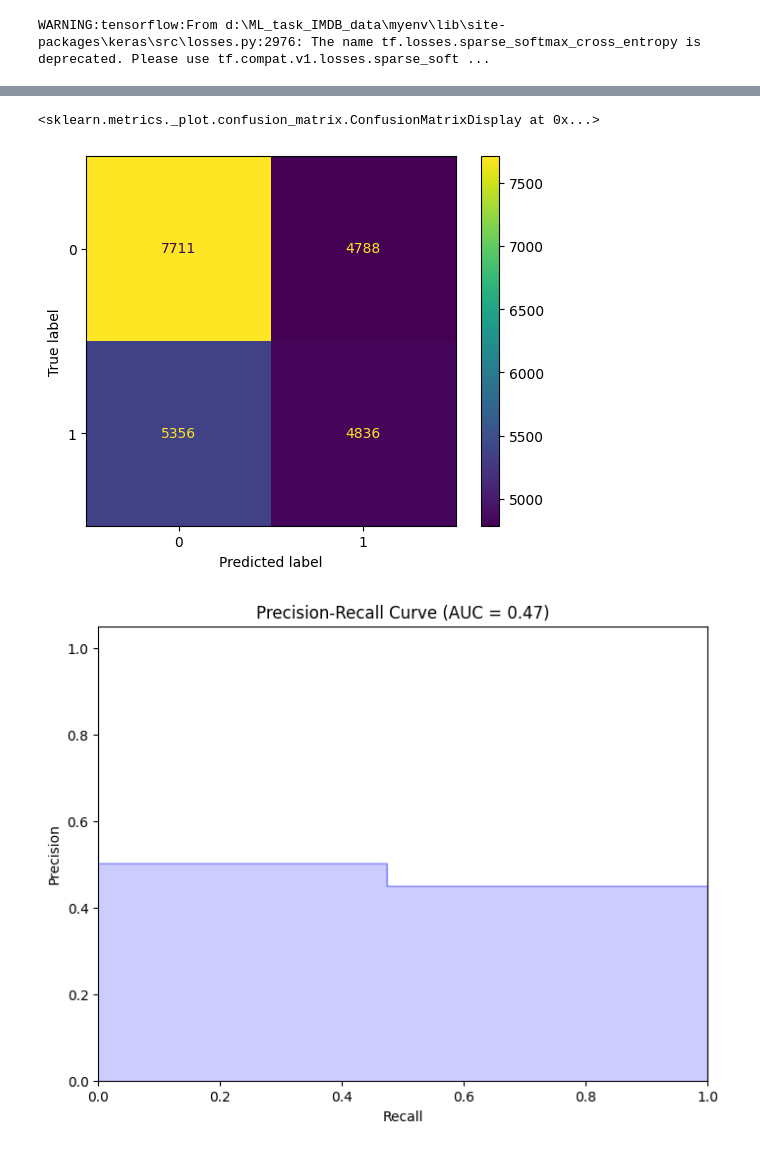
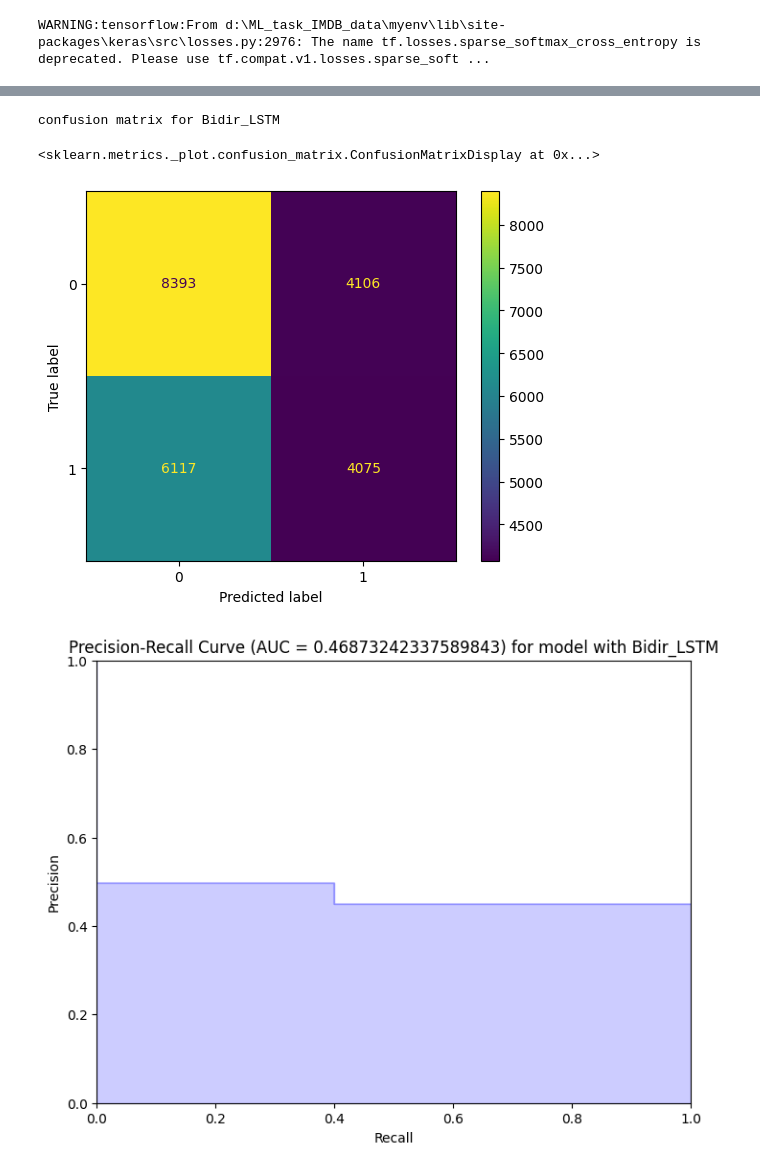
Before and after one commit to GVanave/NLP_Sentiment_Analysis, a Jupyter notebook: model_training.ipynb, the cells around one changed output, grey strips where cells are left out. Drawn from its saved outputs; the diff is of its cells as text; code cells hidden in the pictures.

```diff
--- a/model_training.ipynb
+++ b/model_training.ipynb
@@ -103,3 +32,0 @@ None
-# %%
-model = lstm_model(voc_length, embedding_matrix, max_len = 50)
-print(model.summary())
@@ -128,10 +52,20 @@ tokenizered_corpus.shape
 # %%
-model_history1 = model1.fit(
+model, checkpoint_cb, early_stopping_cb, model_type, save_runs = start_training(use_LSTM  = False, max_words = voc_length, matrix = embedding_matrix, vec_size = 50, dropout_p=0.5,hidden_neurons=8,lstm_neurons=16)
+
+start_time = datetime.datetime.now()
+
+model_history = model.fit(
     tokenizered_corpus,  # Training data
     y_train,             # Training labels
     batch_size=64,
-    epochs=30,
+    epochs=40,
     verbose=1,
     validation_split=0.3,  # Percentage of training data to use for validation
     # callbacks=[checkpoint_cb, early_stopping_cb, tensorboard_callback]
+    callbacks=[checkpoint_cb, early_stopping_cb],
+    shuffle = True
 )
+
+end_time = datetime.datetime.now()
+training_time = end_time - start_time
+print(f"time required for the training is { training_time}")
@@ -169,10 +89,0 @@ Epoch 10/10
-# %%
-model_history = model.fit(
-    tokenizered_corpus,  # Training data
-    y_train,             # Training labels
-    batch_size=64,
-    epochs=10,
-    verbose=1,
-    validation_split=0.3,  # Percentage of training data to use for validation
-    # callbacks=[checkpoint_cb, early_stopping_cb, tensorboard_callback]
-)
@@ -213,10 +94,15 @@ y_pred = (score_cov > 0.5).astype(int)
+# %%
+# threshold can be adjust
+threshold = 0.5
+y_pred = (score > threshold).astype(int)
 # %%
-plot_confusion_matrix(y_test, y_pred)
+plot_confusion_matrix(y_test, y_pred, model_type)
 # %% [output]
-<sklearn.metrics._plot.confusion_matrix.ConfusionMatrixDisplay at 0x...>
+confusion matrix for Bidir_LSTM
+<sklearn.metrics._plot.confusion_matrix.ConfusionMatrixDisplay at 0x...>
-[figure, old version]
+[figure, new version]
 # %%
-plot_precision_recall_curve(y_test, y_pred)
+plot_precision_recall_curve(y_test, y_pred,model_type)
 # %% [output]
-[figure, old version]
+[figure, new version]
 # %%
```
Also changed, not shown: parts of 35 cells of this notebook.
